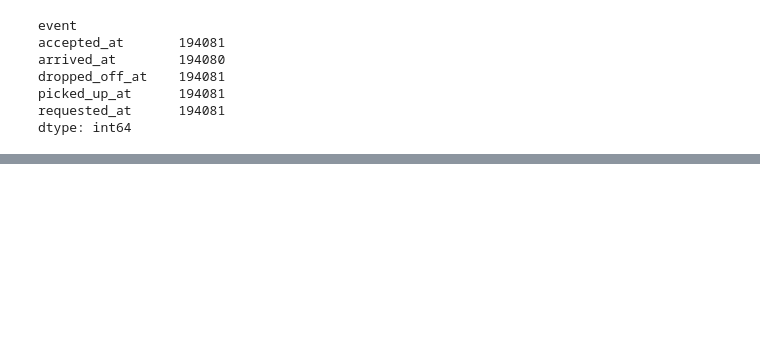
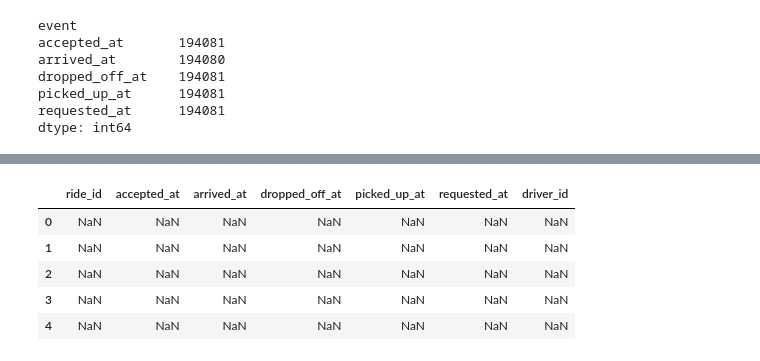
Before and after one commit to SallyPoon/LyftDS, a Jupyter notebook: Lyft_DS_Sam.ipynb, the cells around one changed output, grey strips where cells are left out. Cells and saved outputs as stored; diff of their text form; code cells hidden in the pictures; blank space fills up the shorter version.

```diff
--- a/Lyft_DS_Sam.ipynb
+++ b/Lyft_DS_Sam.ipynb
@@ -241,0 +251,11 @@ timestamps['timestamp'][0]
+# %%
+# Reorder the columns
+pivot_timestamps_driver = pivot_timestamps_driver['driver_id', 'ride_id', 'requested_at', 'accepted_at', 'arrived_at', 'picked_up_at', 'dropped_off_at']
+pivot_timestamps_driver.head()
+# %% [output]
+|  | ride_id | accepted_at | arrived_at | dropped_off_at | picked_up_at | requested_at | driver_id |
+| 0 | NaN | NaN | NaN | NaN | NaN | NaN | NaN |
+| 1 | NaN | NaN | NaN | NaN | NaN | NaN | NaN |
+| 2 | NaN | NaN | NaN | NaN | NaN | NaN | NaN |
+| 3 | NaN | NaN | NaN | NaN | NaN | NaN | NaN |
+| 4 | NaN | NaN | NaN | NaN | NaN | NaN | NaN |
```
Also changed, not shown: parts of 8 cells of this notebook.
